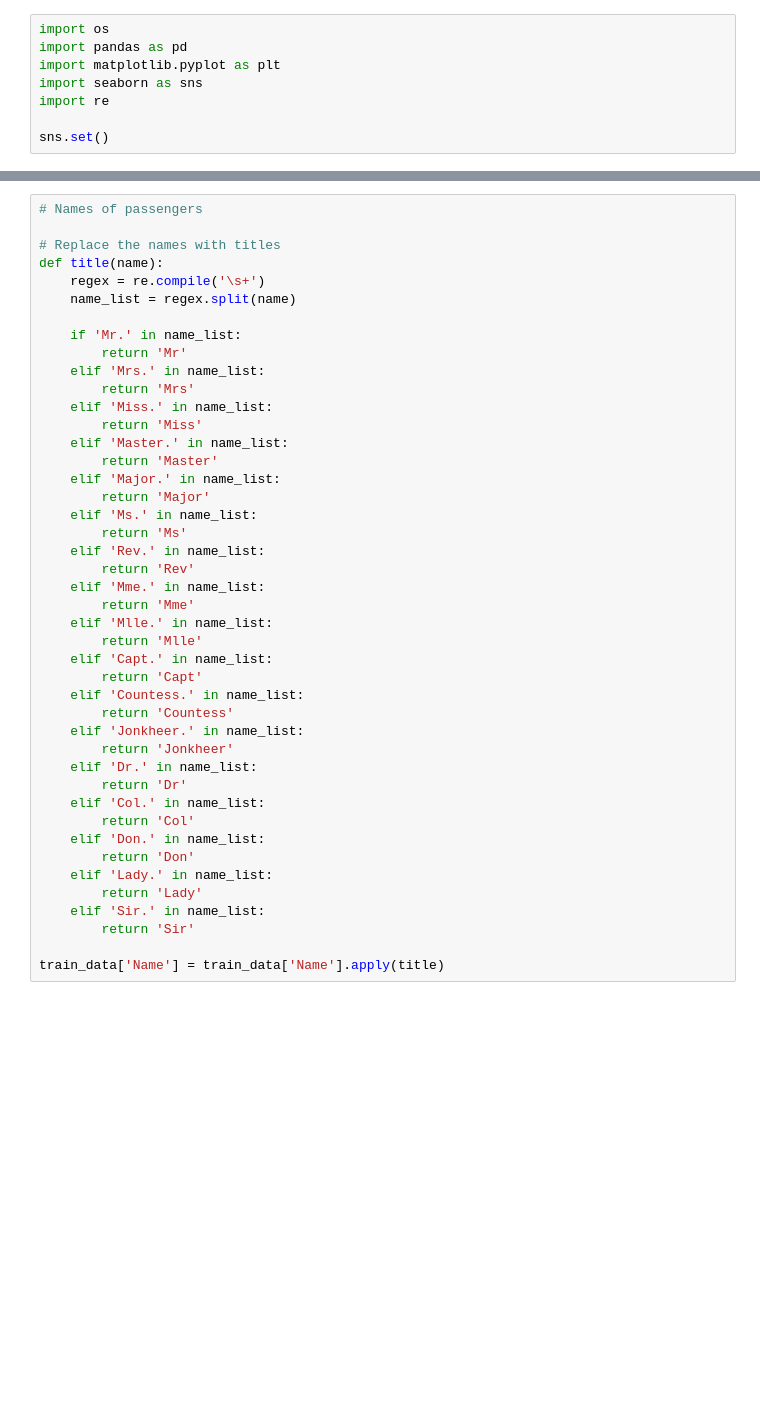
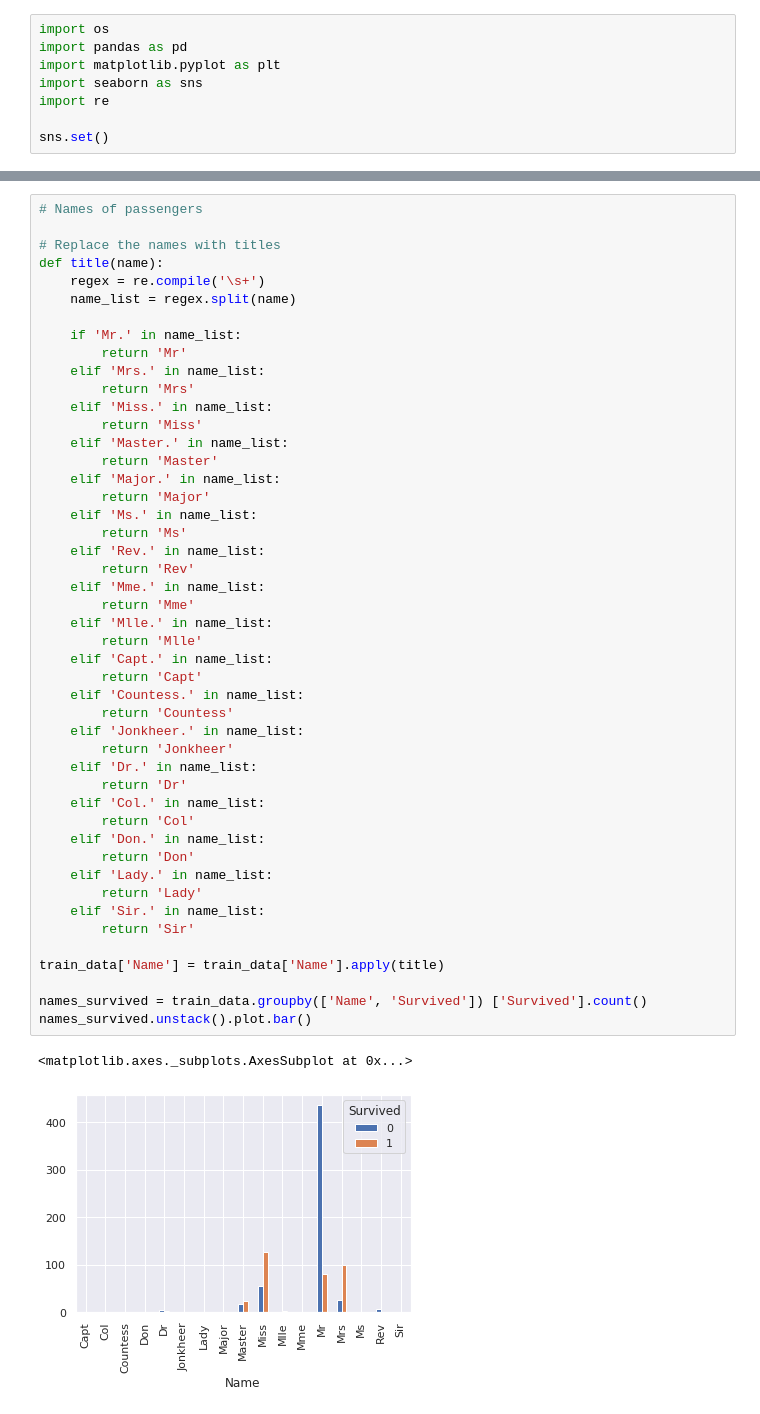
Before and after one commit to silasjimmy/Titanic-Project, a Jupyter notebook: Data Analysis.ipynb, the cells around one changed output, grey strips where cells are left out. Saved outputs shown, nothing was run; the diff lists cells and outputs as text; blank space fills up the shorter version.

```diff
--- a/Data Analysis.ipynb
+++ b/Data Analysis.ipynb
@@ -67,30 +53,36 @@ def title(name):
     elif 'Master.' in name_list:
         return 'Master'
     elif 'Major.' in name_list:
         return 'Major'
     elif 'Ms.' in name_list:
         return 'Ms'
     elif 'Rev.' in name_list:
         return 'Rev'
     elif 'Mme.' in name_list:
         return 'Mme'
     elif 'Mlle.' in name_list:
         return 'Mlle'
     elif 'Capt.' in name_list:
         return 'Capt'
     elif 'Countess.' in name_list:
         return 'Countess'
     elif 'Jonkheer.' in name_list:
         return 'Jonkheer'
     elif 'Dr.' in name_list:
         return 'Dr'
     elif 'Col.' in name_list:
         return 'Col'
     elif 'Don.' in name_list:
         return 'Don'
     elif 'Lady.' in name_list:
         return 'Lady'
     elif 'Sir.' in name_list:
         return 'Sir'
 
 train_data['Name'] = train_data['Name'].apply(title)
+
+names_survived = train_data.groupby(['Name', 'Survived']) ['Survived'].count()
+names_survived.unstack().plot.bar()
+# %% [output]
+<matplotlib.axes._subplots.AxesSubplot at 0x...>
+[figure, added]
```
Also changed, not shown: parts of 14 cells of this notebook.
